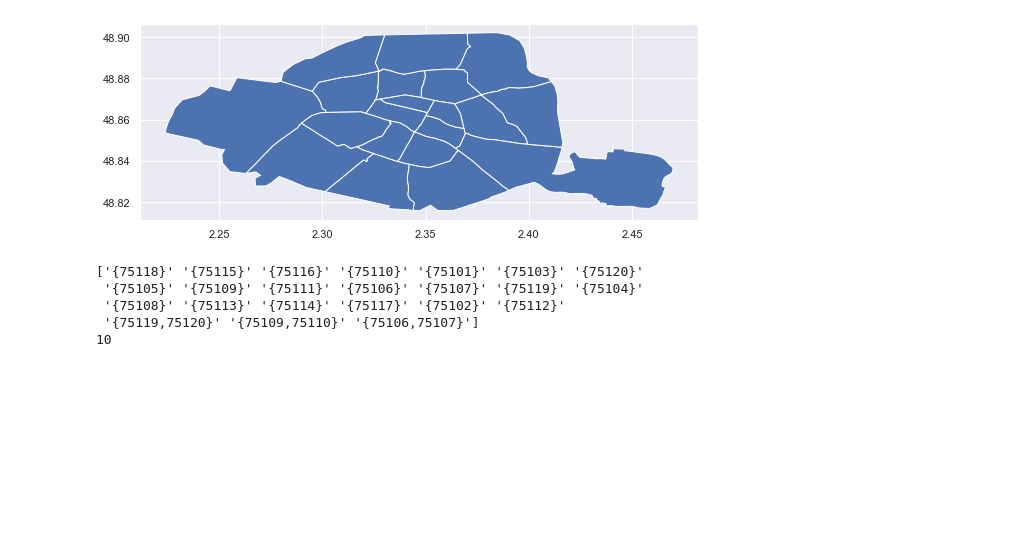
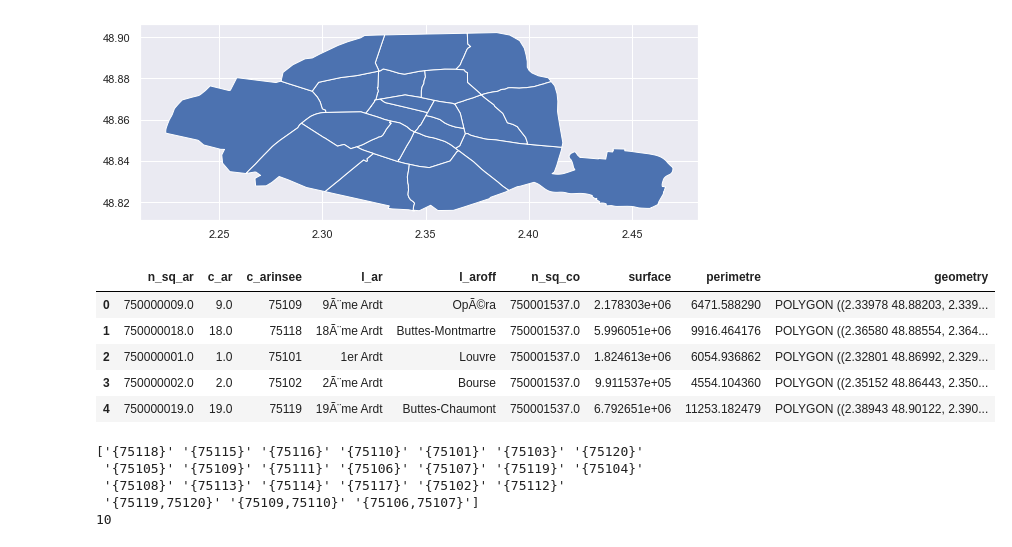
Before and after one commit to Orlogskapten/dvf_ensae_sbra, a Jupyter notebook: notebook/analysis_and_treat.ipynb, the cells around one changed output. Cells and saved outputs as stored; diff of their text form; code cells hidden in the pictures; blank space fills up the shorter version.

```diff
--- a/notebook/analysis_and_treat.ipynb
+++ b/notebook/analysis_and_treat.ipynb
@@ -630,6 +630,15 @@ paris.plot(figsize= (10, 10))
 plt.show()
 # %% [output]
 [figure]
+# %%
+paris.head()
+# %% [output]
+|  | n_sq_ar | c_ar | c_arinsee | l_ar | l_aroff | n_sq_co | surface | perimetre | geometry |
+| 0 | 750000009.0 | 9.0 | 75109 | 9Ã¨me Ardt | OpÃ©ra | 750001537.0 | 2.178303e+06 | 6471.588290 | POLYGON ((2.33978 48.88203, 2.339... |
+| 1 | 750000018.0 | 18.0 | 75118 | 18Ã¨me Ardt | Buttes-Montmartre | 750001537.0 | 5.996051e+06 | 9916.464176 | POLYGON ((2.36580 48.88554, 2.364... |
+| 2 | 750000001.0 | 1.0 | 75101 | 1er Ardt | Louvre | 750001537.0 | 1.824613e+06 | 6054.936862 | POLYGON ((2.32801 48.86992, 2.329... |
+| 3 | 750000002.0 | 2.0 | 75102 | 2Ã¨me Ardt | Bourse | 750001537.0 | 9.911537e+05 | 4554.104360 | POLYGON ((2.35152 48.86443, 2.350... |
+| 4 | 750000019.0 | 19.0 | 75119 | 19Ã¨me Ardt | Buttes-Chaumont | 750001537.0 | 6.792651e+06 | 11253.182479 | POLYGON ((2.38943 48.90122, 2.390... |
 # %%
 mutation_geolocpoint= gdp.read_file("data/unziped_csv/r11/r11_mutation_geomlocmut.shp")
 mutation_geolocpoint.columns= map(str.lower, mutation_geolocpoint)
```
Also changed, not shown: 2 other files.
